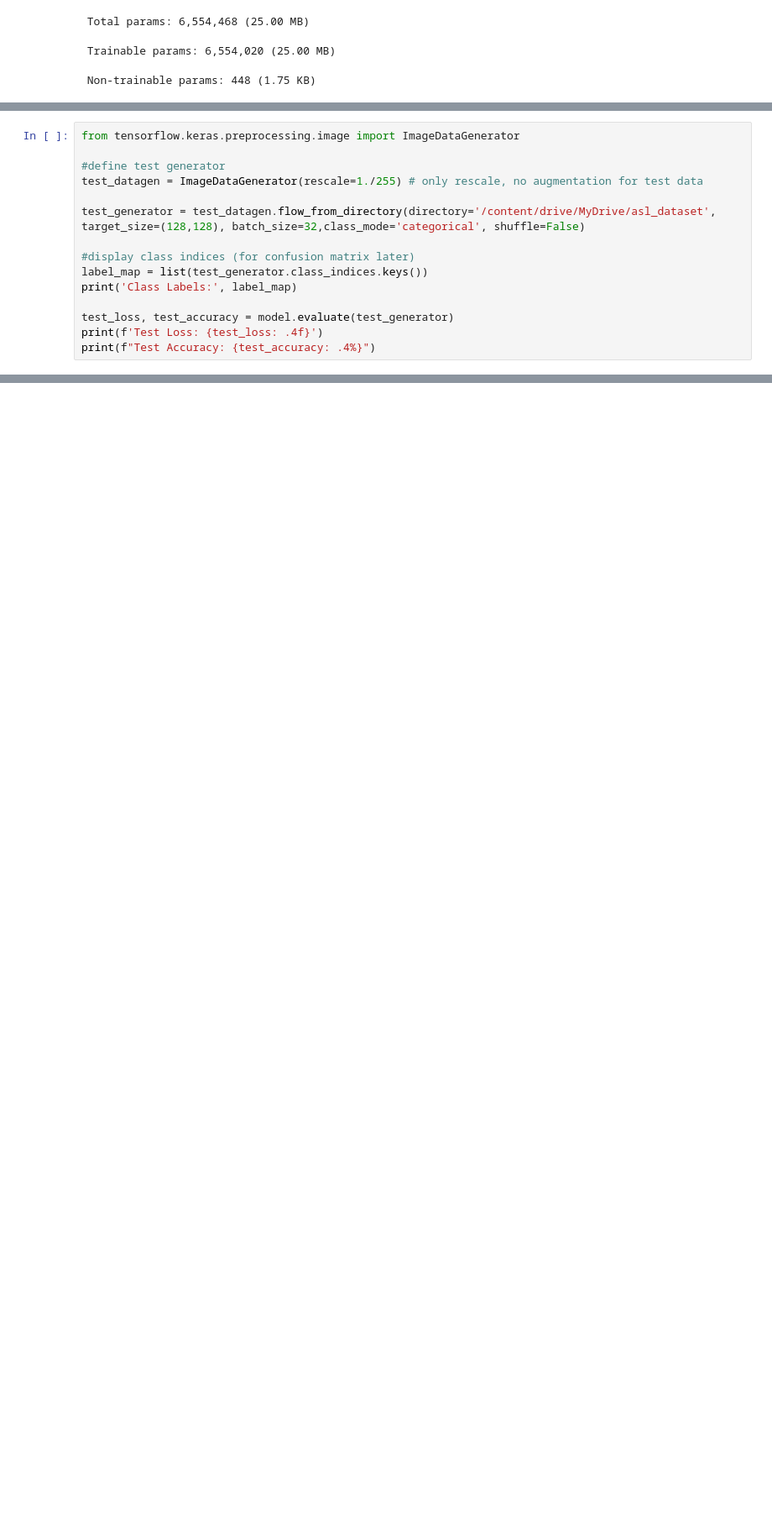
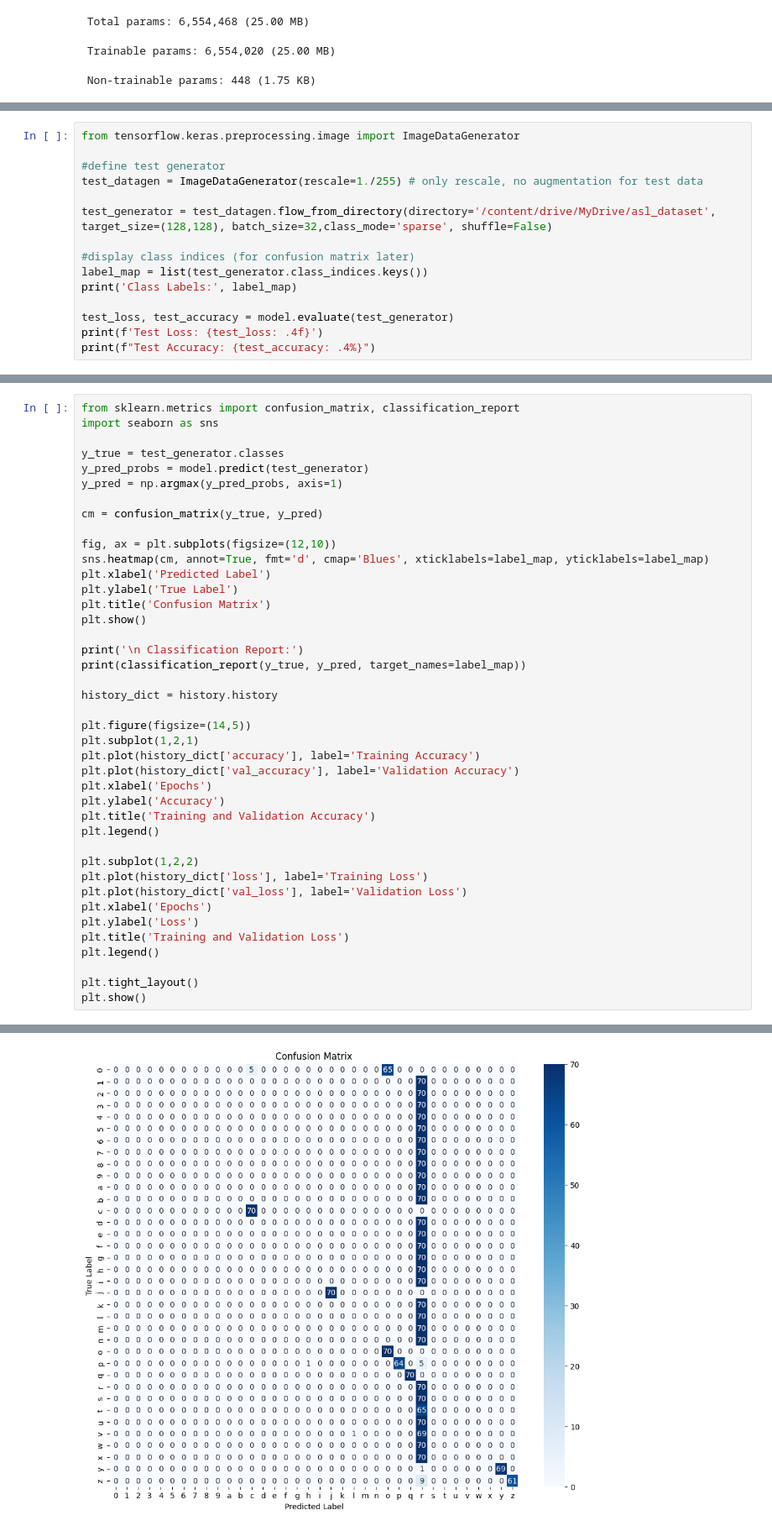
Before and after one commit to divyansshu/Hands-gesture-recognition, a Jupyter notebook: Hand_Gesture_Recognition.ipynb, the cells around one changed output, grey strips where cells are left out. Shown at 84% size. Cells and saved outputs as stored; diff of their text form; blank space fills up the shorter version.

Commit message:
training and evaluation on images of signs

```diff
--- a/Hand_Gesture_Recognition.ipynb
+++ b/Hand_Gesture_Recognition.ipynb
@@ -180,7 +180,7 @@ from tensorflow.keras.preprocessing.image import ImageDataGenerator
 #define test generator
 test_datagen = ImageDataGenerator(rescale=1./255) # only rescale, no augmentation for test data
 
-test_generator = test_datagen.flow_from_directory(directory='/content/drive/MyDrive/asl_dataset', target_size=(128,128), batch_size=32,class_mode='categorical', shuffle=False)
+test_generator = test_datagen.flow_from_directory(directory='/content/drive/MyDrive/asl_dataset', target_size=(128,128), batch_size=32,class_mode='sparse', shuffle=False)
 
 #display class indices (for confusion matrix later)
 label_map = list(test_generator.class_indices.keys())
@@ -191,0 +198,42 @@ print(f"Test Accuracy: {test_accuracy: .4%}")
+# %%
+from sklearn.metrics import confusion_matrix, classification_report
+import seaborn as sns
+
+y_true = test_generator.classes
+y_pred_probs = model.predict(test_generator)
+y_pred = np.argmax(y_pred_probs, axis=1)
+
+cm = confusion_matrix(y_true, y_pred)
+
+fig, ax = plt.subplots(figsize=(12,10))
+sns.heatmap(cm, annot=True, fmt='d', cmap='Blues', xticklabels=label_map, yticklabels=label_map)
+plt.xlabel('Predicted Label')
+plt.ylabel('True Label')
+plt.title('Confusion Matrix')
+plt.show()
+
+print('\n Classification Report:')
+print(classification_report(y_true, y_pred, target_names=label_map))
+
+history_dict = history.history
+
+plt.figure(figsize=(14,5))
+plt.subplot(1,2,1)
+plt.plot(history_dict['accuracy'], label='Training Accuracy')
+plt.plot(history_dict['val_accuracy'], label='Validation Accuracy')
+plt.xlabel('Epochs')
+plt.ylabel('Accuracy')
+plt.title('Training and Validation Accuracy')
+plt.legend()
+
+plt.subplot(1,2,2)
+plt.plot(history_dict['loss'], label='Training Loss')
+plt.plot(history_dict['val_loss'], label='Validation Loss')
+plt.xlabel('Epochs')
+plt.ylabel('Loss')
+plt.title('Training and Validation Loss')
+plt.legend()
+
+plt.tight_layout()
+plt.show()
+# %% [output]
@@ -191,0 +241 @@ print(f"Test Accuracy: {test_accuracy: .4%}")
+[figure, added]
```
Also changed, not shown: parts of 4 cells of this notebook.
